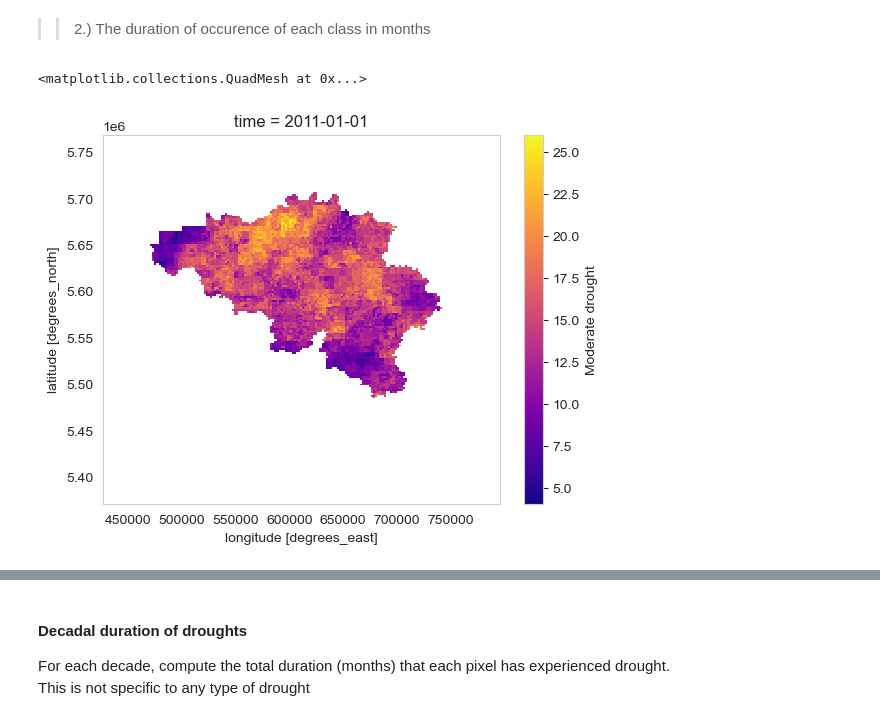
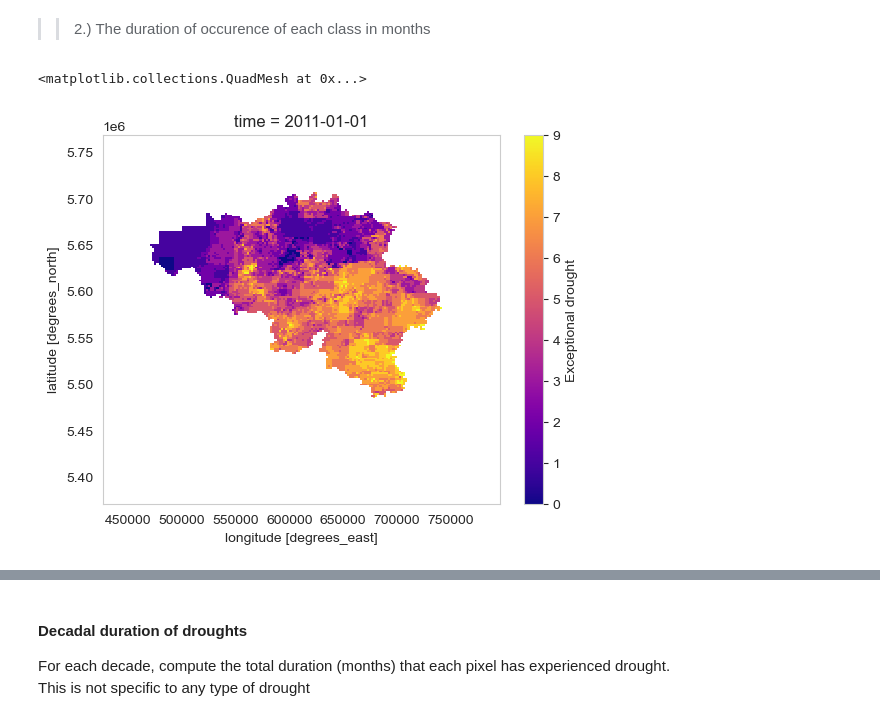
Before and after one commit to klekarkar/mHM_IO_dataprocessing, a Jupyter notebook: SMI_journal_plotting.ipynb, the cells around one changed output, grey strips where cells are left out. Saved outputs shown, nothing was run; the diff lists cells and outputs as text; code cells hidden in the pictures.

```diff
--- a/SMI_journal_plotting.ipynb
+++ b/SMI_journal_plotting.ipynb
@@ -216,7 +216,7 @@ drought_classes = {
 
 decade_drought_durs = mdf.decadal_duration_category(smi_EOBS_domain, decades, drought_classes)
 # %%
-decade_drought_durs['2011-2020']['Moderate drought'].plot(cmap='plasma')
+decade_drought_durs['2011-2020']['Exceptional drought'].plot(cmap='plasma')
 # %% [output]
 <matplotlib.collections.QuadMesh at 0x...>
-[figure, old version]
+[figure, new version]
```
Also changed, not shown: parts of 4 cells of this notebook, 1 other file.
